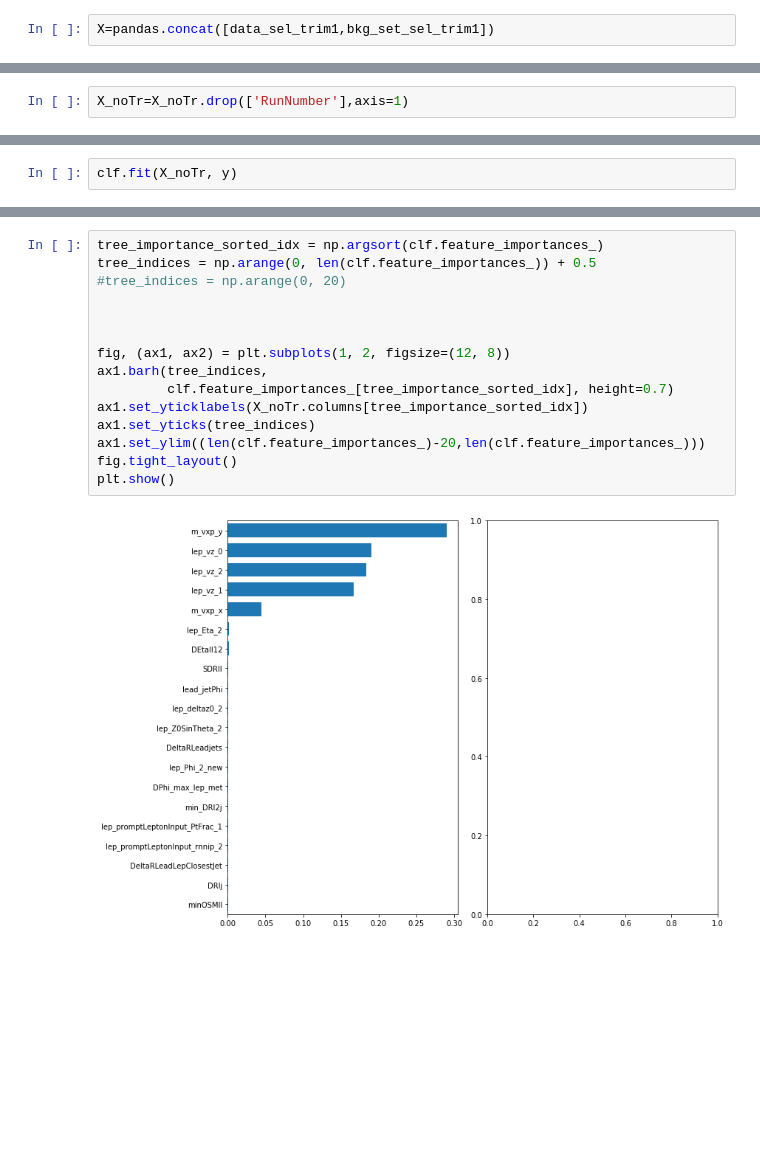
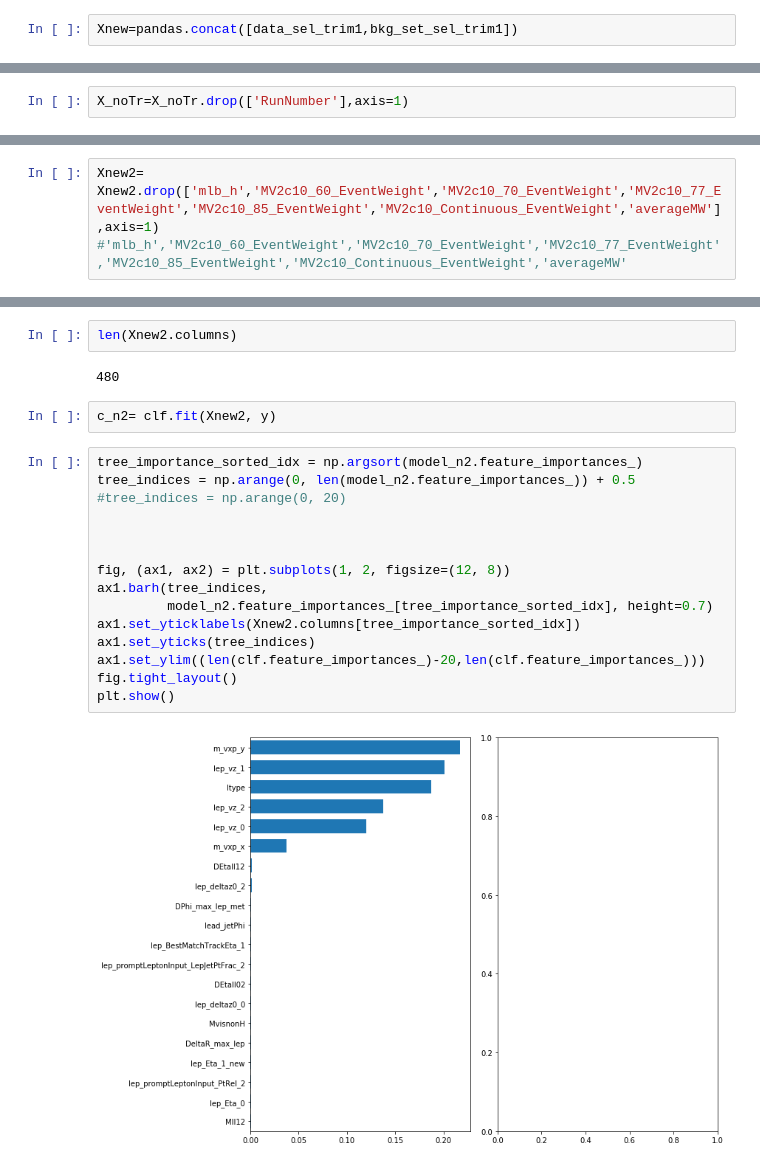
Before and after one commit to grevtsovkirill/trilep_res_anomaly_nn, a Jupyter notebook: display_effect.ipynb, the cells around one changed output, grey strips where cells are left out. Cells and saved outputs as stored; diff of their text form; blank space fills up the shorter version.

Commit message:
update model

```diff
--- a/display_effect.ipynb
+++ b/display_effect.ipynb
@@ -219,7 +219,7 @@ bkg_set_sel_trim1 = bkg_set_sel_trim.drop(['nJets'],axis=1)
 # %%
 data_sel_trim1 = data_sel_trim.drop(temp3,axis=1)
 # %%
-X=pandas.concat([data_sel_trim1,bkg_set_sel_trim1])
+Xnew=pandas.concat([data_sel_trim1,bkg_set_sel_trim1])
 # %%
 y=X['ltype']
 # %%
@@ -263,2 +271,0 @@ X_noTr=X_noTr.drop(['RunNumber'],axis=1)
-# %%
-clf.fit(X_noTr, y)
@@ -271,0 +282,3 @@ RandomForestClassifier(bootstrap=True, class_weight=None, criterion='gini',
+# %%
+Xnew2= Xnew2.drop(['mlb_h','MV2c10_60_EventWeight','MV2c10_70_EventWeight','MV2c10_77_EventWeight','MV2c10_85_EventWeight','MV2c10_Continuous_EventWeight','averageMW'],axis=1)
+#'mlb_h','MV2c10_60_EventWeight','MV2c10_70_EventWeight','MV2c10_77_EventWeight','MV2c10_85_EventWeight','MV2c10_Continuous_EventWeight','averageMW'
@@ -272,20 +341,26 @@ RandomForestClassifier(bootstrap=True, class_weight=None, criterion='gini',
+# %%
+len(Xnew2.columns)
+# %% [output]
+480
+# %%
+c_n2= clf.fit(Xnew2, y)
 # %%
-tree_importance_sorted_idx = np.argsort(clf.feature_importances_)
-tree_indices = np.arange(0, len(clf.feature_importances_)) + 0.5
+tree_importance_sorted_idx = np.argsort(model_n2.feature_importances_)
+tree_indices = np.arange(0, len(model_n2.feature_importances_)) + 0.5
 #tree_indices = np.arange(0, 20)
 
 
 
 fig, (ax1, ax2) = plt.subplots(1, 2, figsize=(12, 8))
 ax1.barh(tree_indices,
-         clf.feature_importances_[tree_importance_sorted_idx], height=0.7)
-ax1.set_yticklabels(X_noTr.columns[tree_importance_sorted_idx])
+         model_n2.feature_importances_[tree_importance_sorted_idx], height=0.7)
+ax1.set_yticklabels(Xnew2.columns[tree_importance_sorted_idx])
 ax1.set_yticks(tree_indices)
 ax1.set_ylim((len(clf.feature_importances_)-20,len(clf.feature_importances_)))
 fig.tight_layout()
 plt.show()
 # %% [output]
-[figure, old version]
+[figure, new version]
 # %%
 tree_indices
 # %% [output]
```
Also changed, not shown: parts of 22 cells of this notebook.
